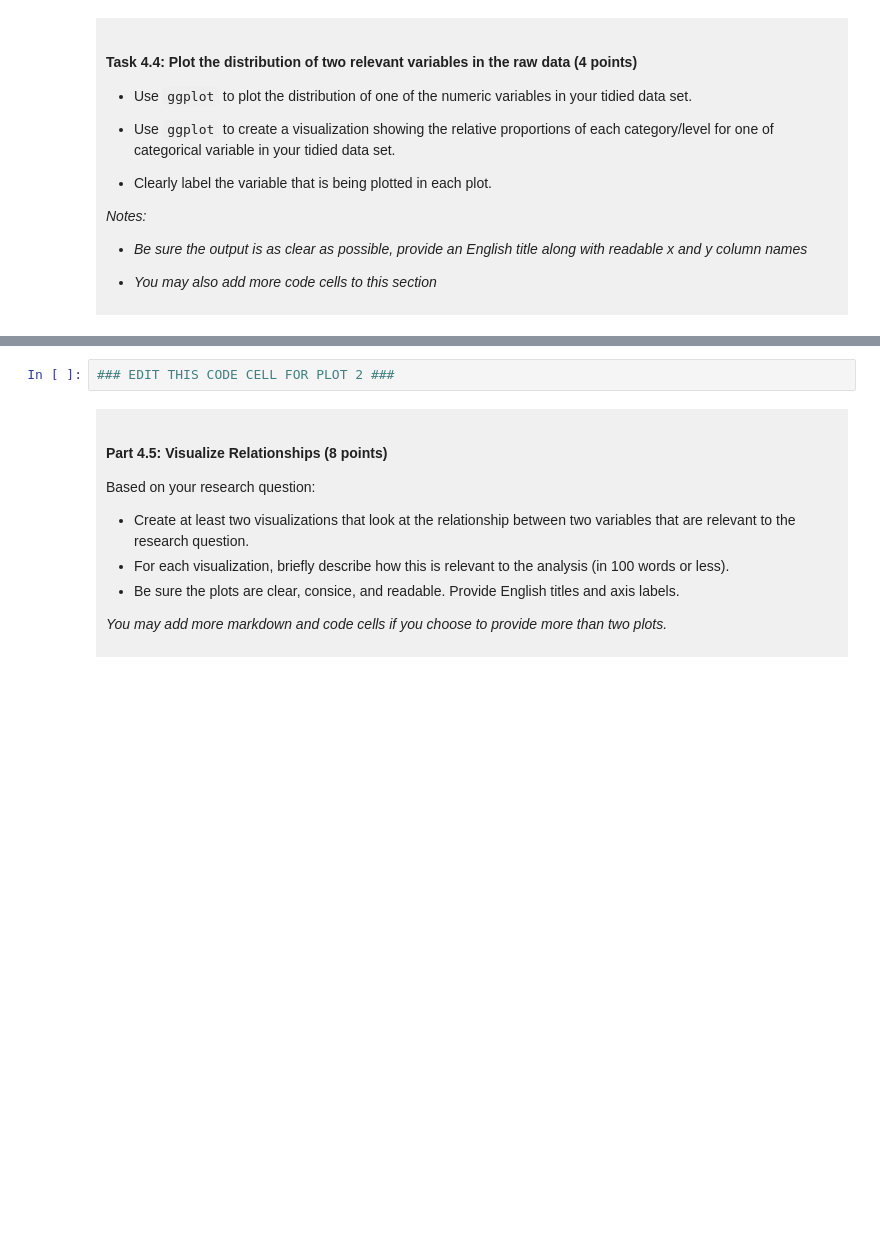
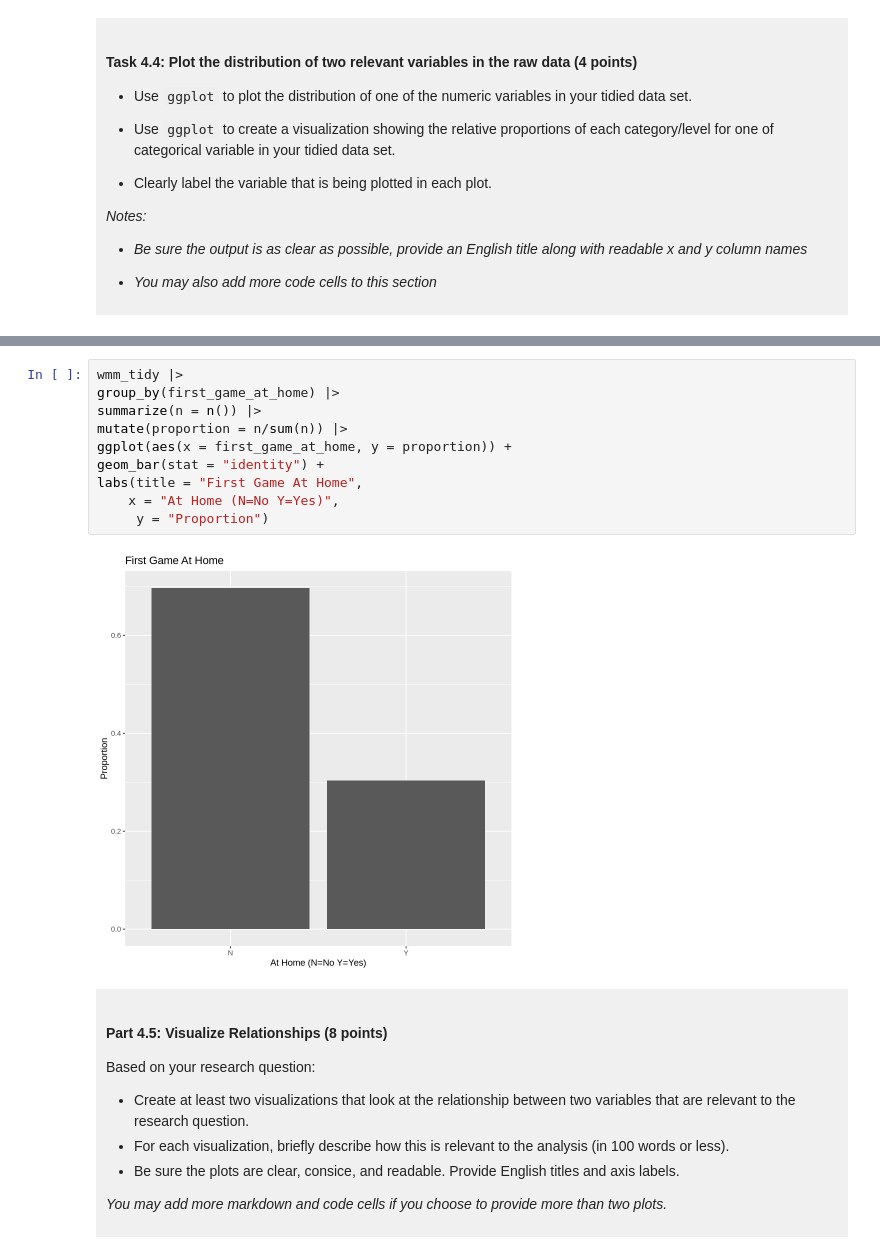
Before and after one commit to Owen7780/dsci-100-project-Owen-Xu, a Jupyter notebook: dsci-100-project-notebook.ipynb, the cells around one changed output, grey strips where cells are left out. Cells and saved outputs as stored; diff of their text form; blank space fills up the shorter version.

```diff
--- a/dsci-100-project-notebook.ipynb
+++ b/dsci-100-project-notebook.ipynb
@@ -294,5 +328,15 @@ You will refine your research question (if needed) and produce a tidy data set.
 # %%
-### EDIT THIS CODE CELL FOR PLOT 2 ###
+wmm_tidy |>
+group_by(first_game_at_home) |>
+summarize(n = n()) |>
+mutate(proportion = n/sum(n)) |>
+ggplot(aes(x = first_game_at_home, y = proportion)) +
+geom_bar(stat = "identity") +
+labs(title = "First Game At Home",
+    x = "At Home (N=No Y=Yes)",
+     y = "Proportion")
+# %% [output]
+[figure, added]
 # %% [markdown]
 <div style="background-color: #f0f0f0; padding: 10px;">
 
```
Also changed, not shown: parts of 9 cells of this notebook.
